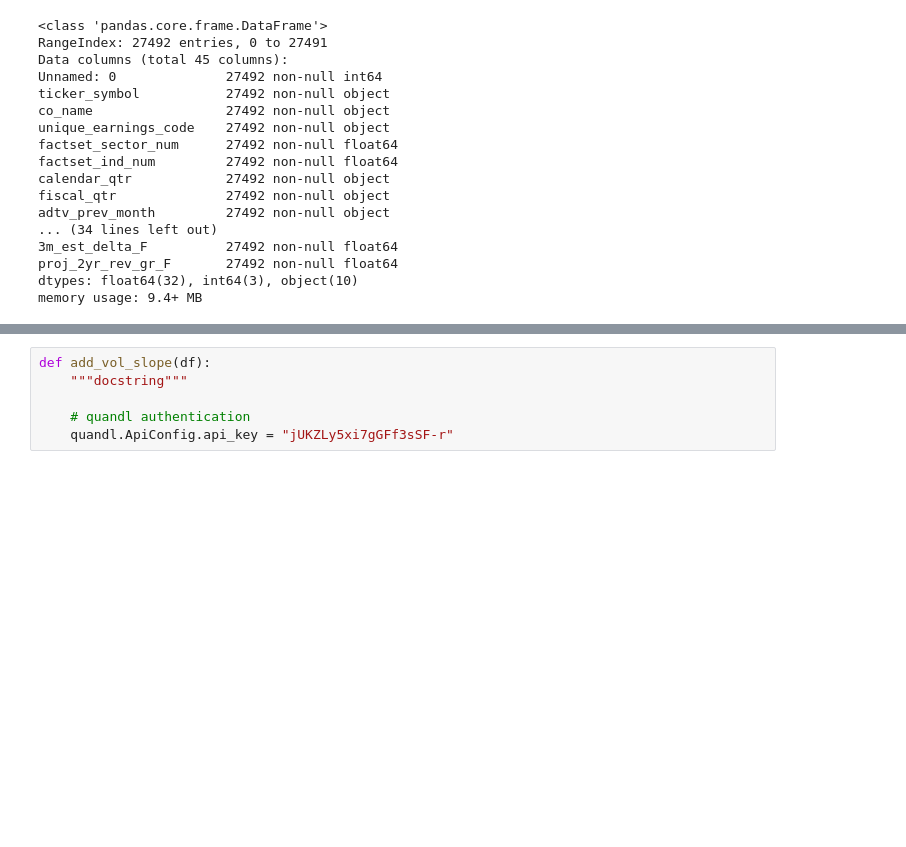
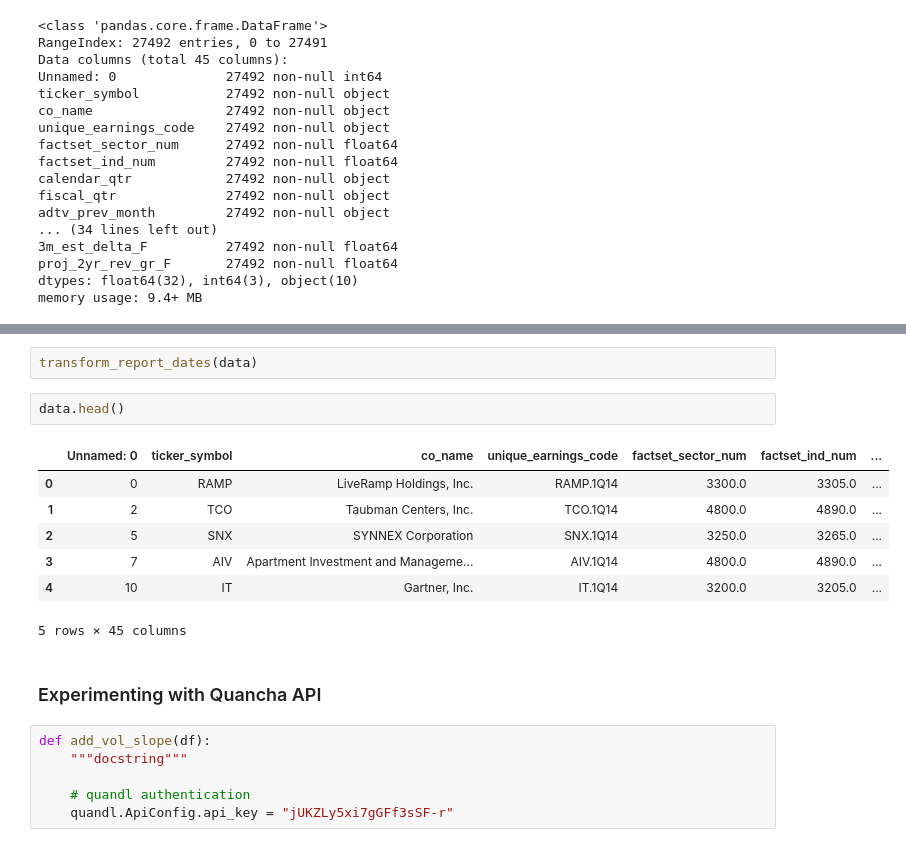
Before and after one commit to jlewis425/anomalies-in-earnings-release-reactions, a Jupyter notebook: pre_processing_sandbox.ipynb, the cells around one changed output, grey strips where cells are left out. Saved outputs shown, nothing was run; the diff lists cells and outputs as text; blank space fills up the shorter version.

```diff
--- a/pre_processing_sandbox.ipynb
+++ b/pre_processing_sandbox.ipynb
@@ -35,3 +92,17 @@ memory usage: 9.4+ MB
+# %%
+transform_report_dates(data)
+# %%
+data.head()
+# %% [output]
+|  | Unnamed: 0 | ticker_symbol | co_name | unique_earnings_code | factset_sector_num | factset_ind_num | ... |
+| 0 | 0 | RAMP | LiveRamp Holdings, Inc. | RAMP.1Q14 | 3300.0 | 3305.0 | ... |
+| 1 | 2 | TCO | Taubman Centers, Inc. | TCO.1Q14 | 4800.0 | 4890.0 | ... |
+| 2 | 5 | SNX | SYNNEX Corporation | SNX.1Q14 | 3250.0 | 3265.0 | ... |
+| 3 | 7 | AIV | Apartment Investment and Manageme... | AIV.1Q14 | 4800.0 | 4890.0 | ... |
+| 4 | 10 | IT | Gartner, Inc. | IT.1Q14 | 3200.0 | 3205.0 | ... |
+5 rows × 45 columns
+# %% [markdown]
+### Experimenting with Quancha API
 # %%
 def add_vol_slope(df):
     """docstring"""
```
Also changed, not shown: parts of 9 cells of this notebook.
